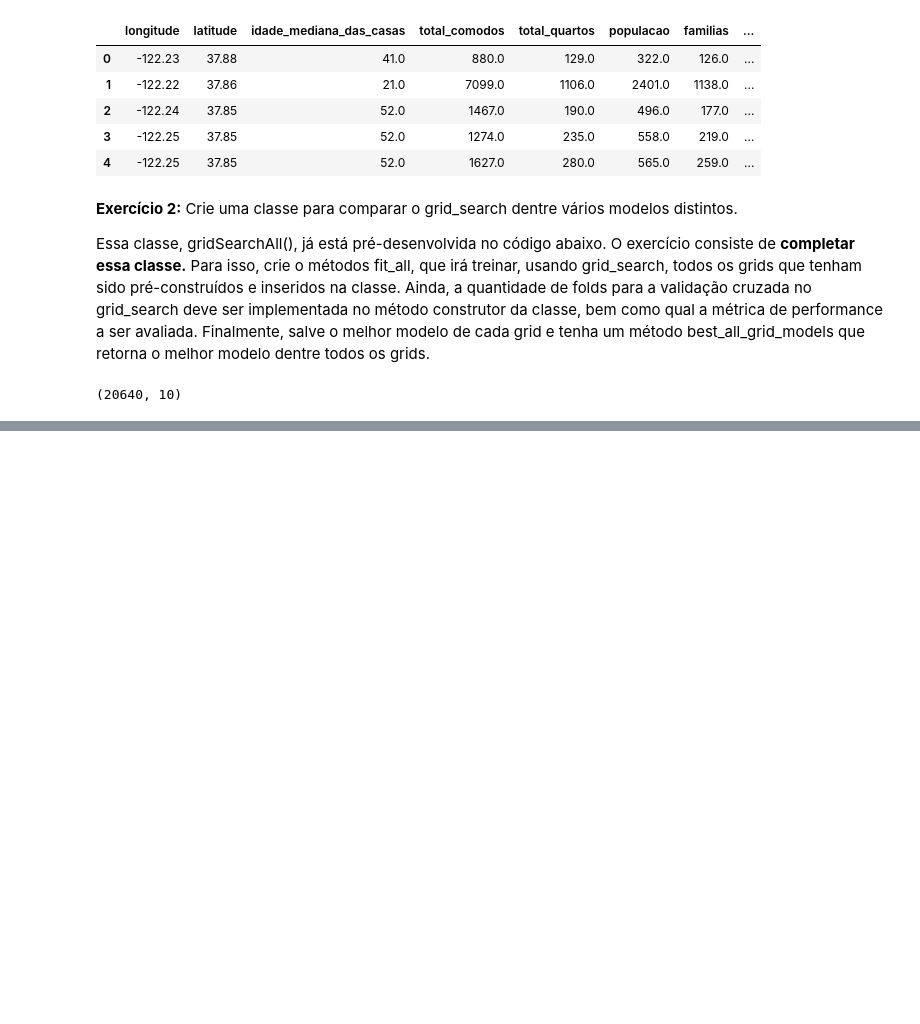
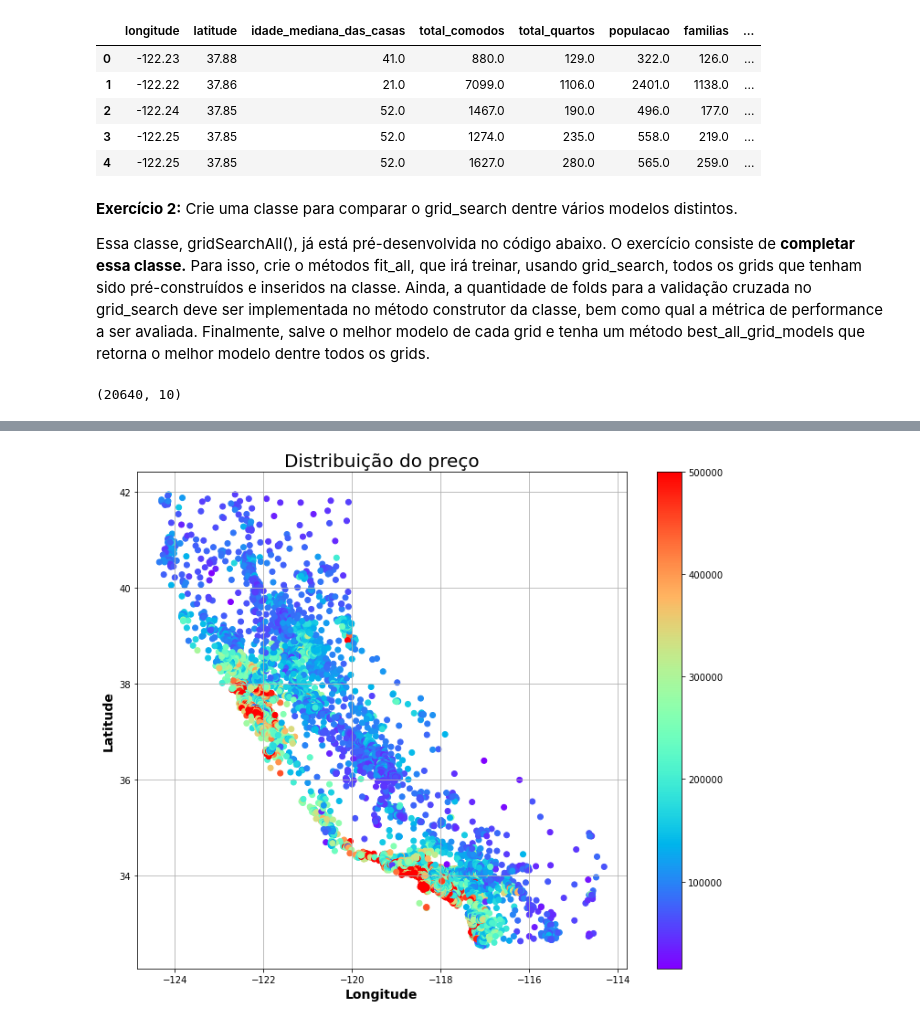
Before and after one commit to anderTron1/data_science_activity12, a Jupyter notebook: Modulo 12 - Modelos de Arvores e Ensembles - Exercicio.ipynb, the cells around one changed output, grey strips where cells are left out. Saved outputs shown, nothing was run; the diff lists cells and outputs as text; code cells hidden in the pictures; blank space fills up the shorter version.

```diff
--- a/Modulo 12 - Modelos de Arvores e Ensembles - Exercicio.ipynb
+++ b/Modulo 12 - Modelos de Arvores e Ensembles - Exercicio.ipynb
@@ -305,0 +176,11 @@ __Exercício 3:__ Usando a classe criada, analise novamente os modelos criados n
+# %%
+plt.figure(figsize=[12,10])
+plt.scatter(df.longitude, df.latitude, c = df.preco_mediano_das_casas, cmap = plt.cm.rainbow)
+plt.title("Distribuição do preço", fontsize = 20)
+plt.xlabel("Longitude", fontsize = 14, fontweight = 'bold')
+plt.ylabel("Latitude", fontsize = 14, fontweight = 'bold')
+plt.colorbar()
+plt.grid()
+plt.show()
+# %% [output]
+[figure, added]
```
Also changed, not shown: parts of 28 cells of this notebook, 1 other file.
